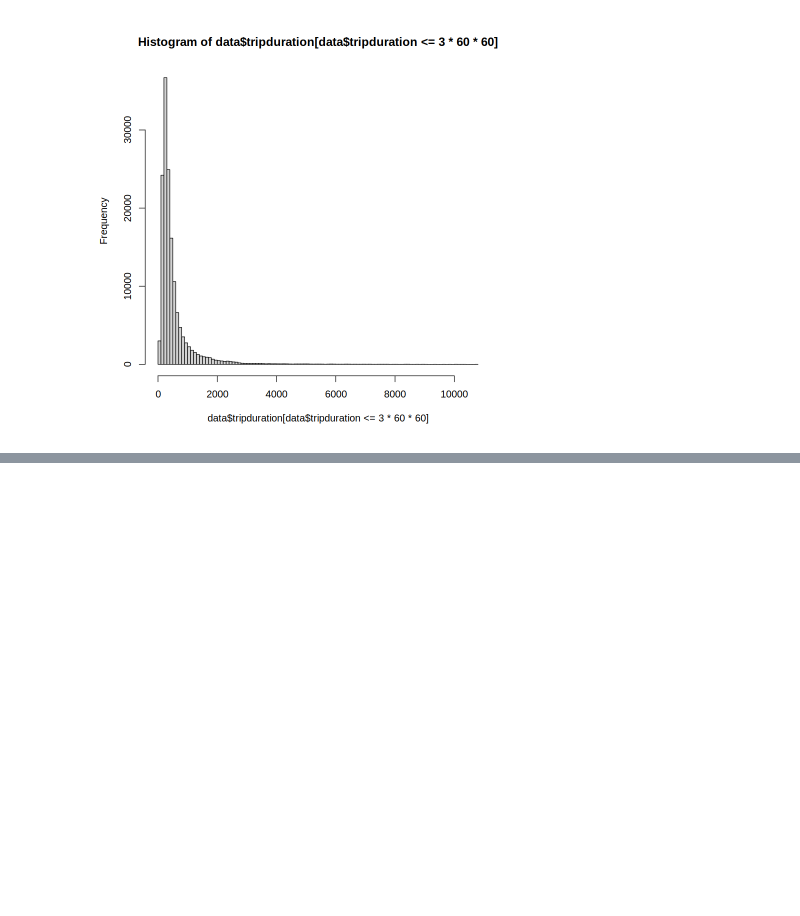
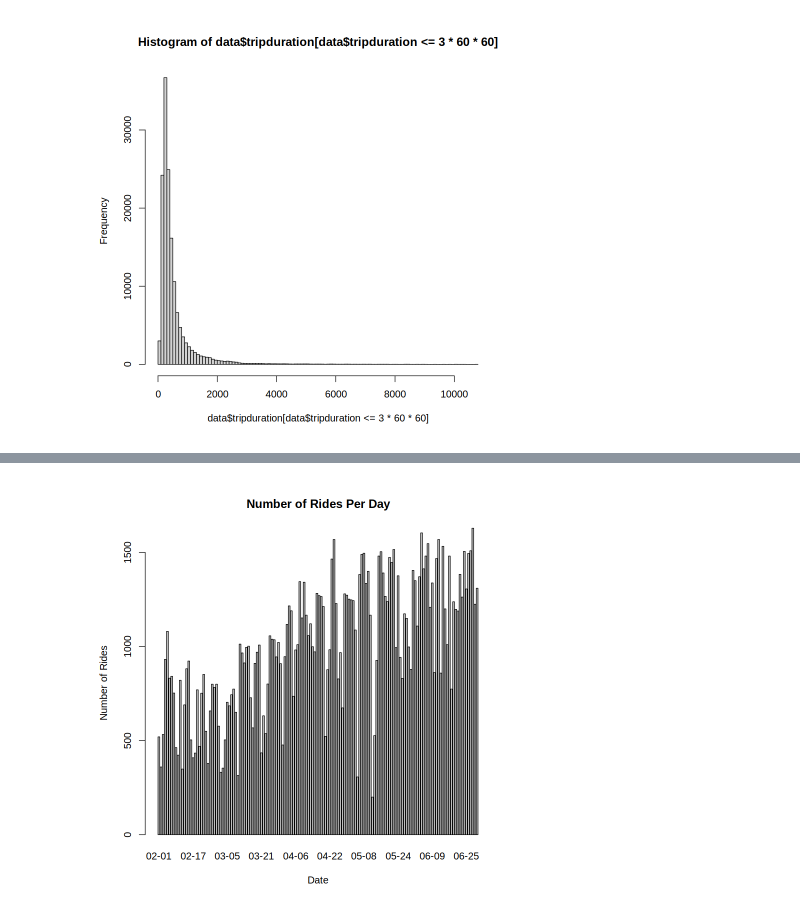
Before and after one commit to Kallo27/Advanced_statistics, a Jupyter notebook: Lab01/CalandraBuonaura_LorenzoRlab01.ipynb, the cells around one changed output, grey strips where cells are left out. Drawn from its saved outputs; the diff is of its cells as text; code cells hidden in the pictures; blank space fills up the shorter version.

```diff
--- a/Lab01/CalandraBuonaura_LorenzoRlab01.ipynb
+++ b/Lab01/CalandraBuonaura_LorenzoRlab01.ipynb
@@ -56,0 +53,4 @@ total_dur
+# %%
+data$months <- format(as.Date(data$starttime), "%m")
+mean_per_month <- data %>% group_by(months) %>% summarise(mean_tripduration = mean(tripduration/60))
+mean_per_month
@@ -56,0 +66,10 @@ total_dur
+# %%
+data$days <- format(as.Date(data$starttime), "%m-%d")
+rides_per_day <- data %>% group_by(days) %>% summarise(number_of_rides = n())
+barplot(rides_per_day$number_of_rides,
+        names.arg = rides_per_day$days,
+        main = "Number of Rides Per Day",
+        xlab = "Date",
+        ylab = "Number of Rides")
+# %% [output]
+[figure, added]
```
Also changed, not shown: parts of 11 cells of this notebook.
